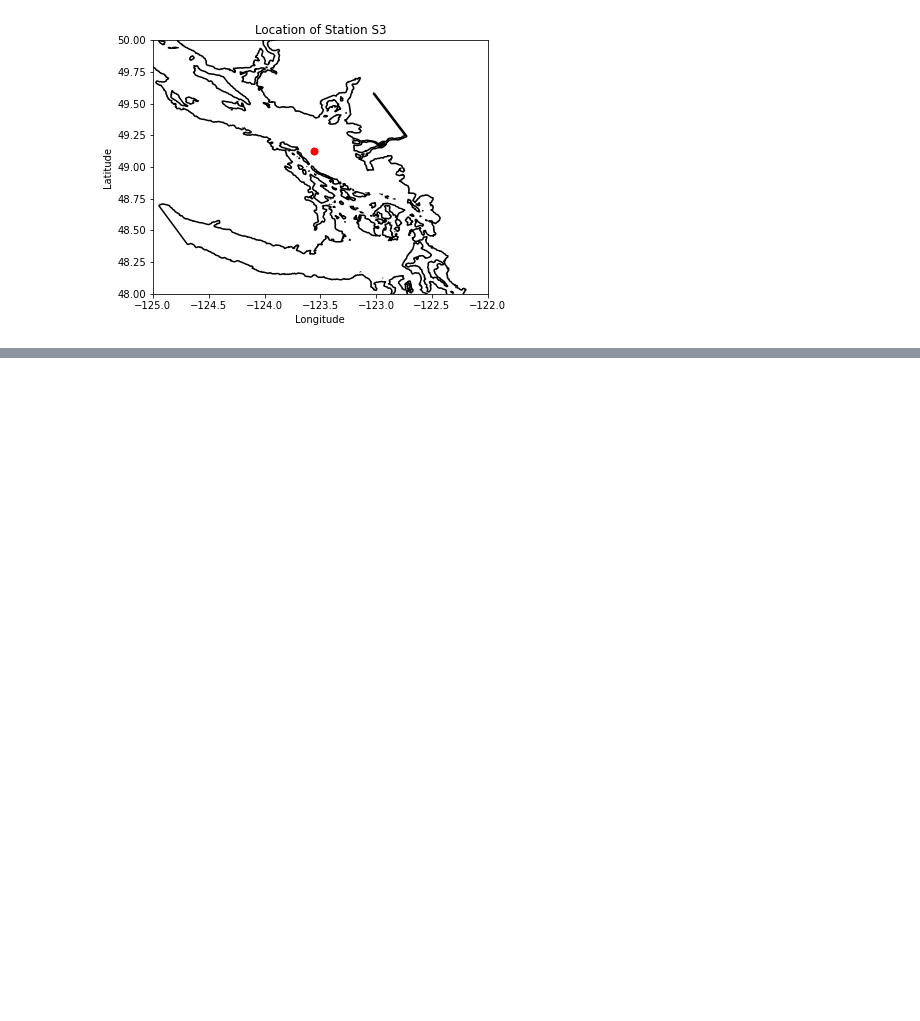
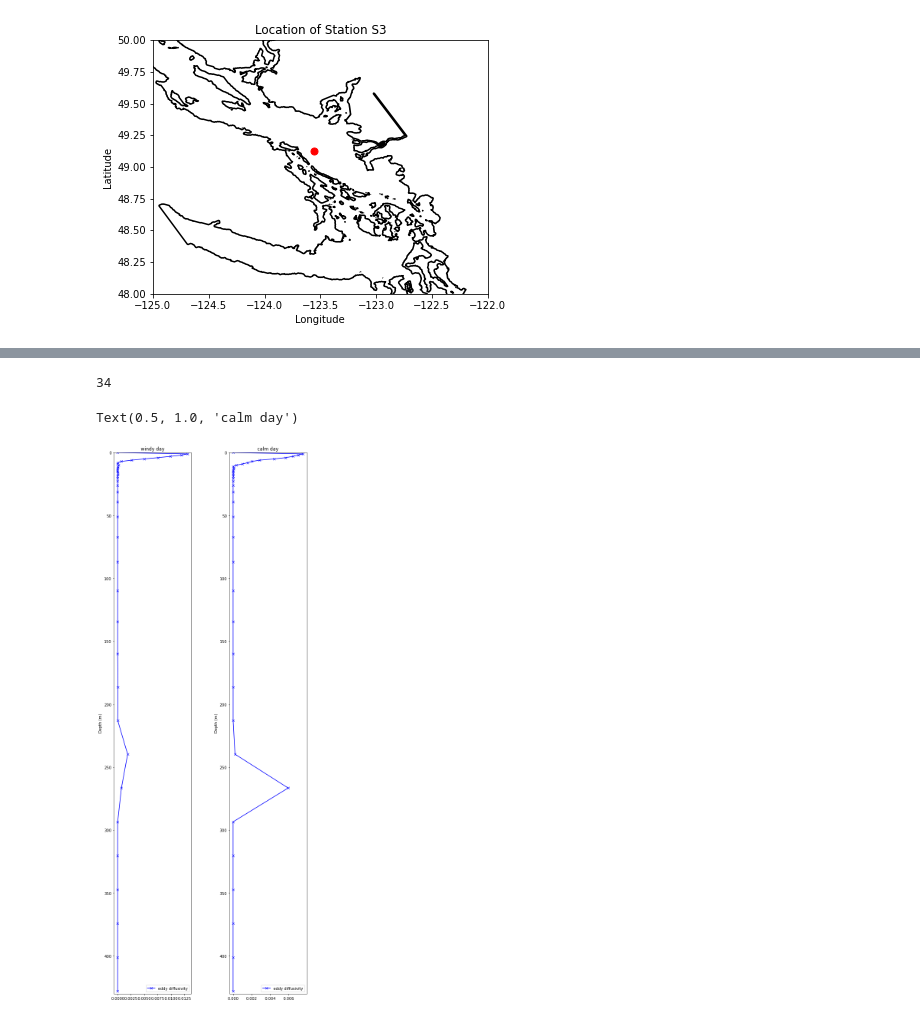
Before and after one commit to SalishSeaCast/Analysis-Aline, a Jupyter notebook: notebooks/Bloom_Timing/vertical_eddy_dissipation.ipynb, the cells around one changed output, grey strips where cells are left out. Cells and saved outputs as stored; diff of their text form; code cells hidden in the pictures; blank space fills up the shorter version.

```diff
--- a/notebooks/Bloom_Timing/vertical_eddy_dissipation.ipynb
+++ b/notebooks/Bloom_Timing/vertical_eddy_dissipation.ipynb
@@ -39 +105,27 @@ viz_tools.set_aspect(ax,coords='map')
+# %%
+col_mask = tmask[0,:,ij,ii]
+col_depths = depth[col_mask==1]
+# %% [output]
+34
+# %%
+fig,ax=plt.subplots(1,2,figsize=(9,26))  # creates a figure "ax" with 2 plots, with the same y axis
+fig.subplots_adjust(wspace=.5)
+ax[0].plot(windy,depth,'b-x',label='eddy diffusivity')
+ax[0].set_ylim(0,430)
+ax[0].invert_yaxis()
+ax[0].legend()
+#ax[0].set_xlabel(m^2/s)
+ax[0].set_title('windy day')
+ax[0].set_ylabel('Depth (m)')
+
+ax[1].plot(calm,depth,'b-x',label='eddy diffusivity')
+ax[1].set_ylim(0,430)
+ax[1].invert_yaxis()
+ax[1].legend()
+#ax[1].set_xlabel(m^2/s^3)
+ax[1].set_ylabel('Depth (m)')
+ax[1].set_title('calm day')
+# %% [output]
+Text(0.5, 1.0, 'calm day')
+[figure, added]
 # %%
```
Also changed, not shown: parts of 2 cells of this notebook.
